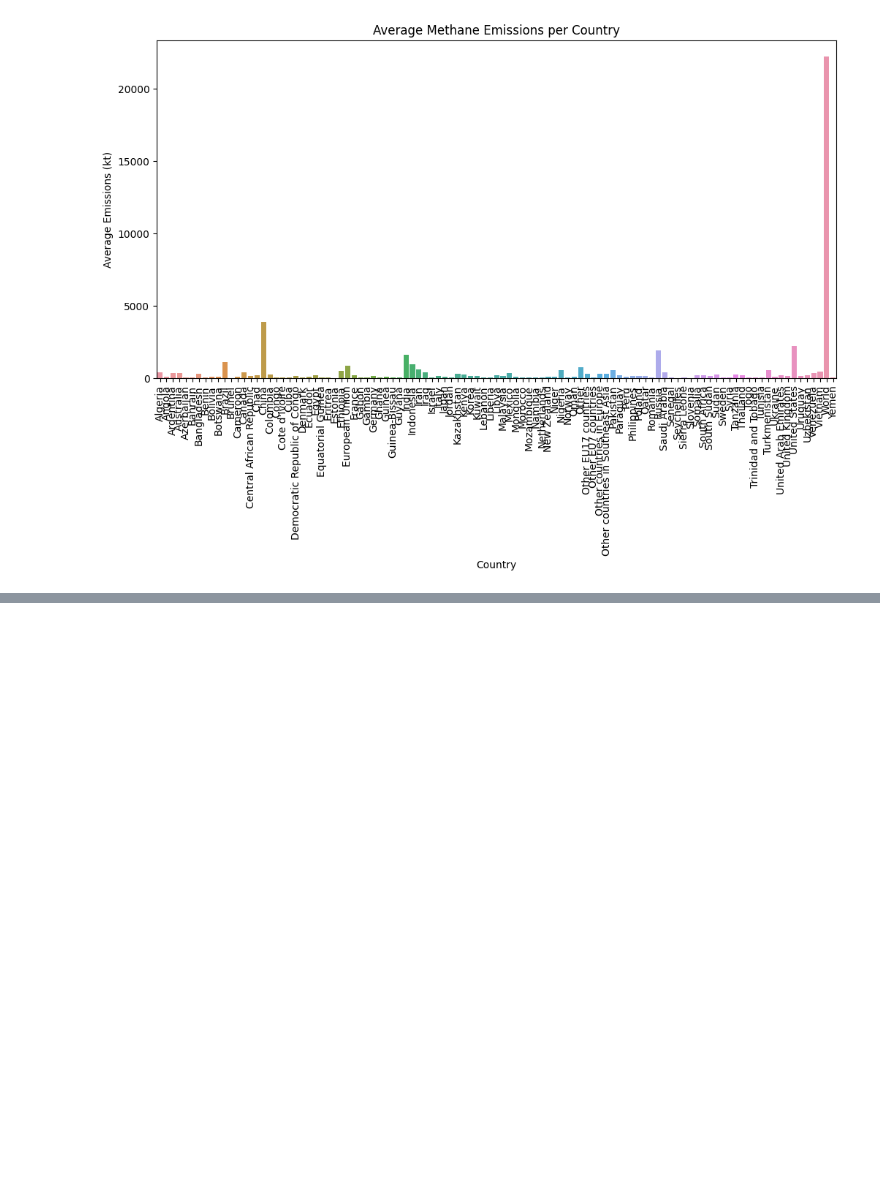
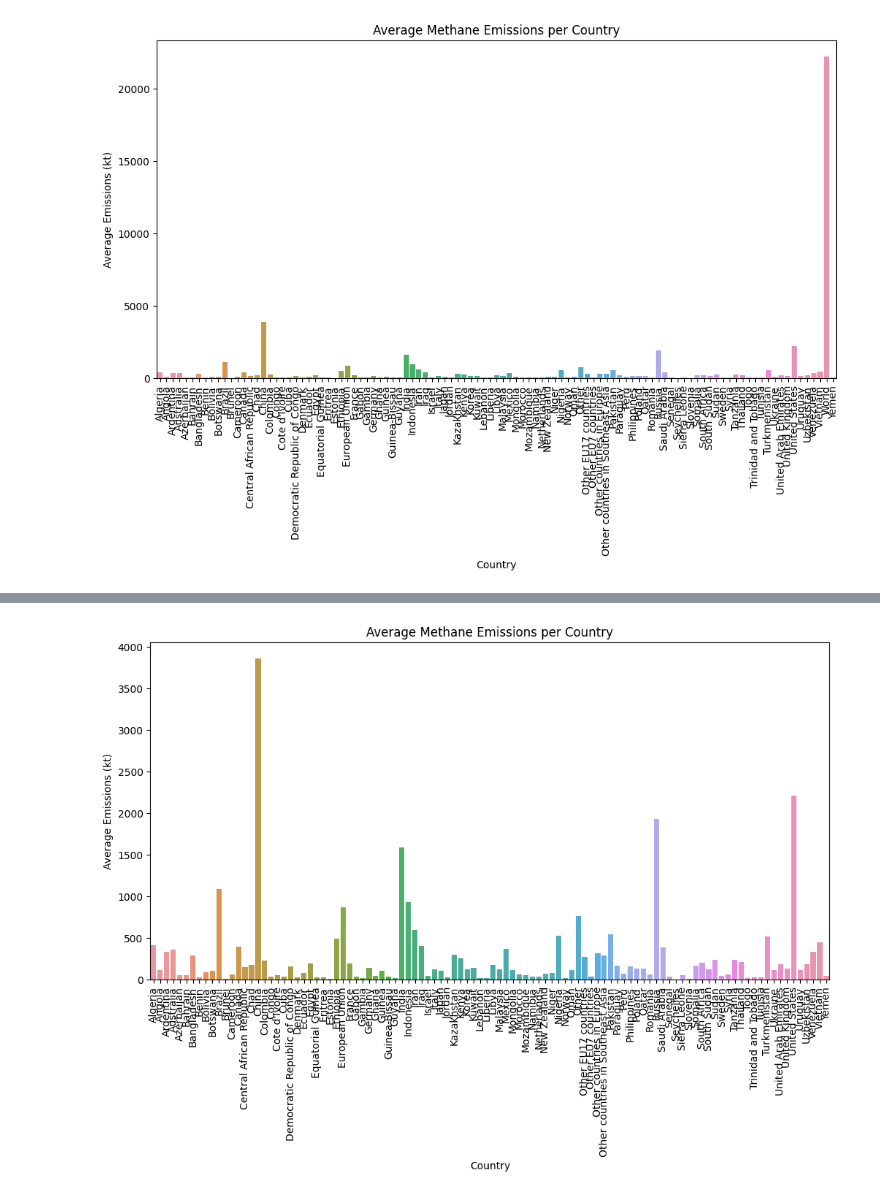
Before and after one commit to Suma-Marri/Global-Emissions, a Jupyter notebook: GlobalEmissions.ipynb, the cells around one changed output, grey strips where cells are left out. Cells and saved outputs as stored; diff of their text form; code cells hidden in the pictures; blank space fills up the shorter version.

```diff
--- a/GlobalEmissions.ipynb
+++ b/GlobalEmissions.ipynb
@@ -41,3 +79,12 @@ plt.ylabel('Average Emissions (kt)')
 plt.show()
 # %% [output]
 [figure]
+# %%
+# We see that world is an outlier, so we will remove it.
+df = df[df['country'] != 'World']
+
+# Group by country and calculate the average emissions
+average_emissions_per_country = df.groupby('country')['emissions'].mean().reset_index()
+
+# Display the result
+print(average_emissions_per_country)
@@ -43,0 +106,11 @@ plt.show()
+# %%
+# Bar Chart: Average Methane Emissions per Country
+plt.figure(figsize=(12, 6))
+sns.barplot(x='country', y='emissions', data=average_emissions_per_country)
+plt.xticks(rotation=90)
+plt.title('Average Methane Emissions per Country')
+plt.xlabel('Country')
+plt.ylabel('Average Emissions (kt)')
+plt.show()
+# %% [output]
+[figure, added]
```
Also changed, not shown: parts of 6 cells of this notebook.
